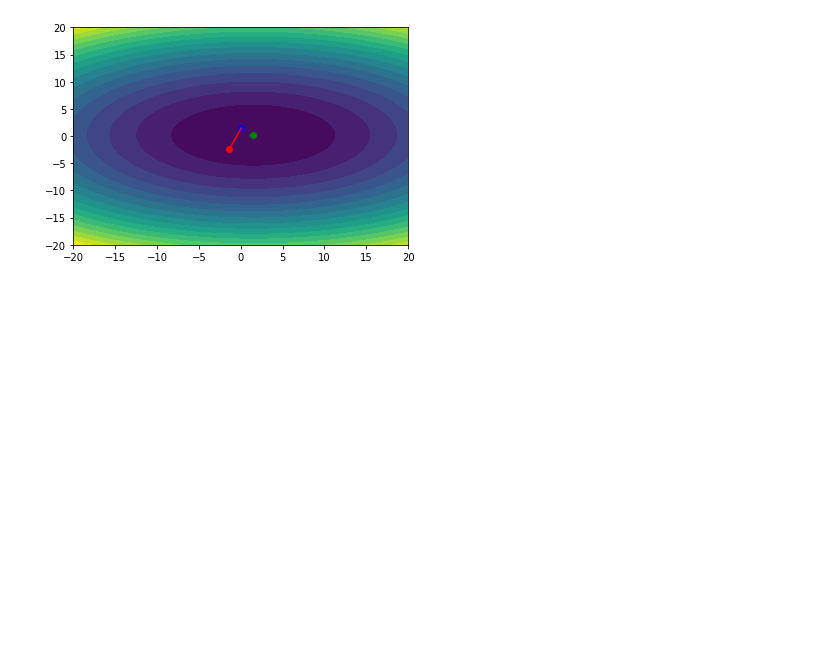
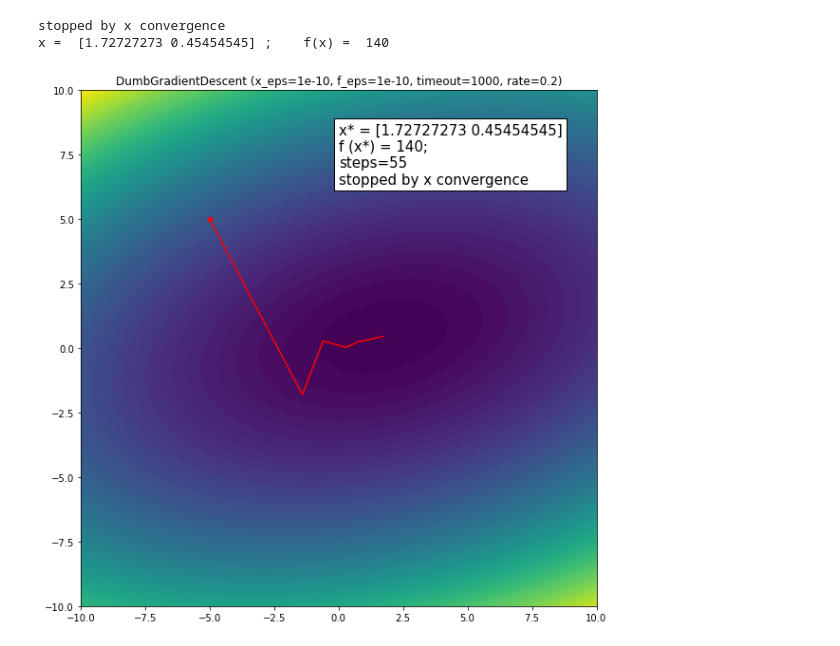
Before and after one commit to mkrooted256/term5-optimization, a Jupyter notebook: lab1/gradient.ipynb, the cells around one changed output. Cells and saved outputs as stored; diff of their text form; code cells hidden in the pictures; blank space fills up the shorter version.

Commit message:
refactor. add DumbGradientDescent + ipynb demo

```diff
--- a/lab1/gradient.ipynb
+++ b/lab1/gradient.ipynb
@@ -1,17 +1,3 @@
 # %%
 import numpy as np
 import matplotlib.pyplot as plt
-# %%
-def f(x, y):
-    return x**2 + 3*y**2 - 3*x - y + 5
-
-def fx(x, y):
-    return 2*x - 3
-
-def fy(x, y):
-    return 6*y - 1
-
-def df(x,y):
-    return np.array([fx(x,y), fy(x,y)])
-
-x0, y0 = 1.5, 1/6
@@ -32,16 +3,0 @@ R = 1
-# %%
-x1 = x - R * df(*x)
-val1 = f(*x1)
-while val1 > val:
-    R = R / 2
-    x1 = x - R * df(*x)
-    val1 = f(*x1)
-plt.contourf(X, Y, f(X,Y), levels=20)
-plt.scatter([x0], [y0], c='g')
-plt.plot([x[0],x1[0]], [x[1],x1[1]], c='r')
-plt.scatter([x[0]],[x[1]], c='r')
-plt.scatter([x1[0]],[x1[1]], c='b')
-x = x1
-val = val1
-# %% [output]
-[figure, removed]
@@ -47,0 +7,45 @@ val = val1
+# %%
+# Визначаємо метод оптимізації
+method = DumbGradientDescent(timeout=1000, rate=0.2)
+# Оптимізуємо. Зберігаємо результат. (див. файл dumb_gradient.py щоб подивитися, що містить result)
+result = method.optimize(f1, f1.df, x_start=(-5,5))
+
+# Беремо з результату послідовності {x_n}, {y_n}:
+#   `result['x_history']` - це послідовність {(x_n, y_n)} - матриця (n, 2)
+#   `result['x_history'].T` - це транспонування матриці - маємо матрицю (2, n)
+# В `x_history` потрапить перший рядок, в `y_history` - другий рядок
+x_history, y_history = result['x_history'].T
+
+# створюємо двовимірний "лінійний простір" з двох одновимірних
+# np.linspace(x0, x1, n) = { x0 + k * (x1-x0)/n | k = [0,n] }
+ls = np.linspace(-10,10,200)
+xx, yy = np.meshgrid(ls, ls, sparse=True)
+
+# gcf - get current figure - об'єкт для керування зображенням
+# gca - get current axes - об'єкт для керування осями та графіком
+fig = plt.gcf()
+ax = plt.gca()
+
+# Підготовка зображення
+ax.set_aspect(1.0) # відношення сторін 1:1
+ax.set_xlim(-10,10) # межі по x
+ax.set_ylim(-10,10) # межі по y
+fig.set_size_inches((10,10)) # розмір зображення в "дюймах"
+ax.set_title(str(method)) # додати заголовок
+
+# Побудова графіків
+plt.contourf(ls, ls, f1([xx,yy]), levels=70) # Кольоровий графік f1(x,y) на області визначення ls x ls
+plt.scatter(x_history[0], y_history[0], c='r', s=20) # Позначити червоним кружечком початкову точку
+plt.plot(x_history, y_history, c='r') # Побудувати траекторію спуску
+
+# Текст з описом результатів спуску
+plt.text(0, 7.5, f"x* = {result['x']}\nf (x*) = {result['f']};\nsteps={result['steps']}\n{result['message']}",
+    size=15, ha='left', va='center', bbox=dict(boxstyle='square', fc='white'))
+
+# Додаткова детальна інформація текстом
+print(result['message'])
+print("x = ", result['x'], ";    f(x) = ", result['f'])
+# %% [output]
+stopped by x convergence
+x =  [1.72727273 0.45454545] ;    f(x) =  140
+[figure, added]
```
Also changed, not shown: parts of 4 cells of this notebook, 9 other files.
